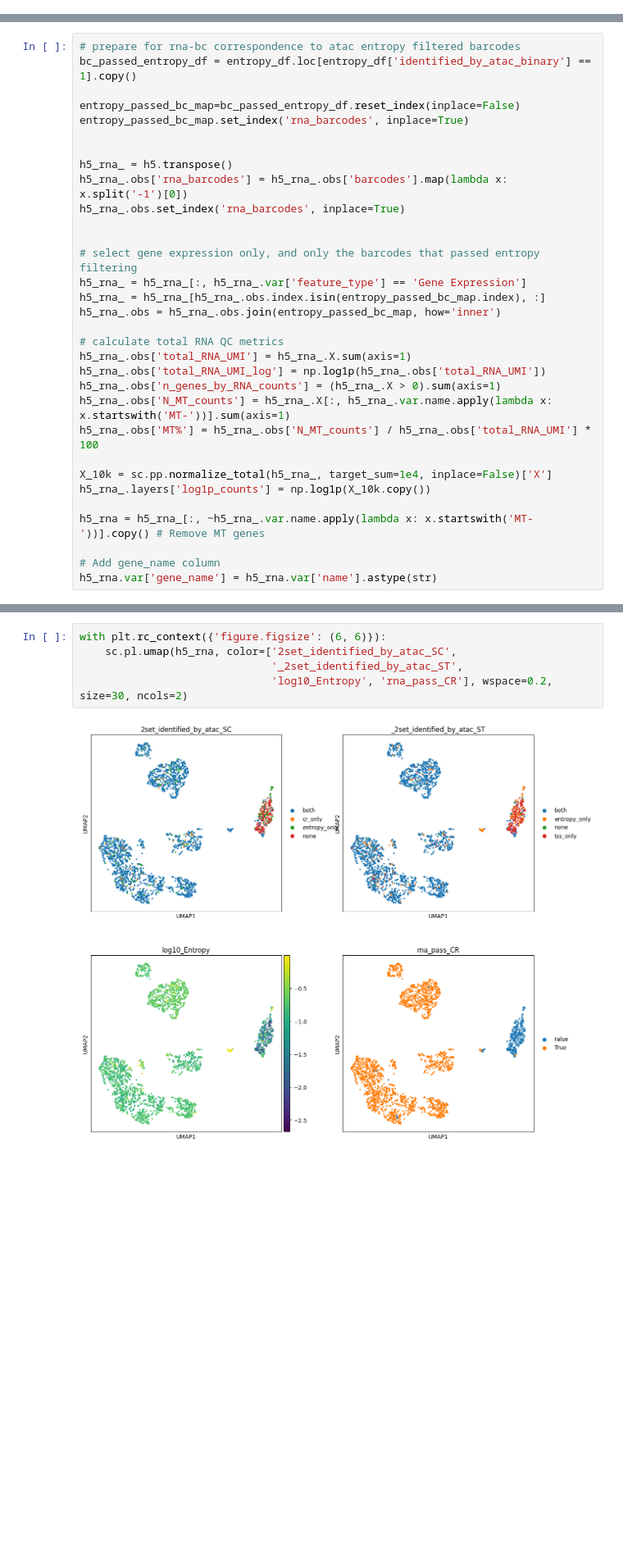
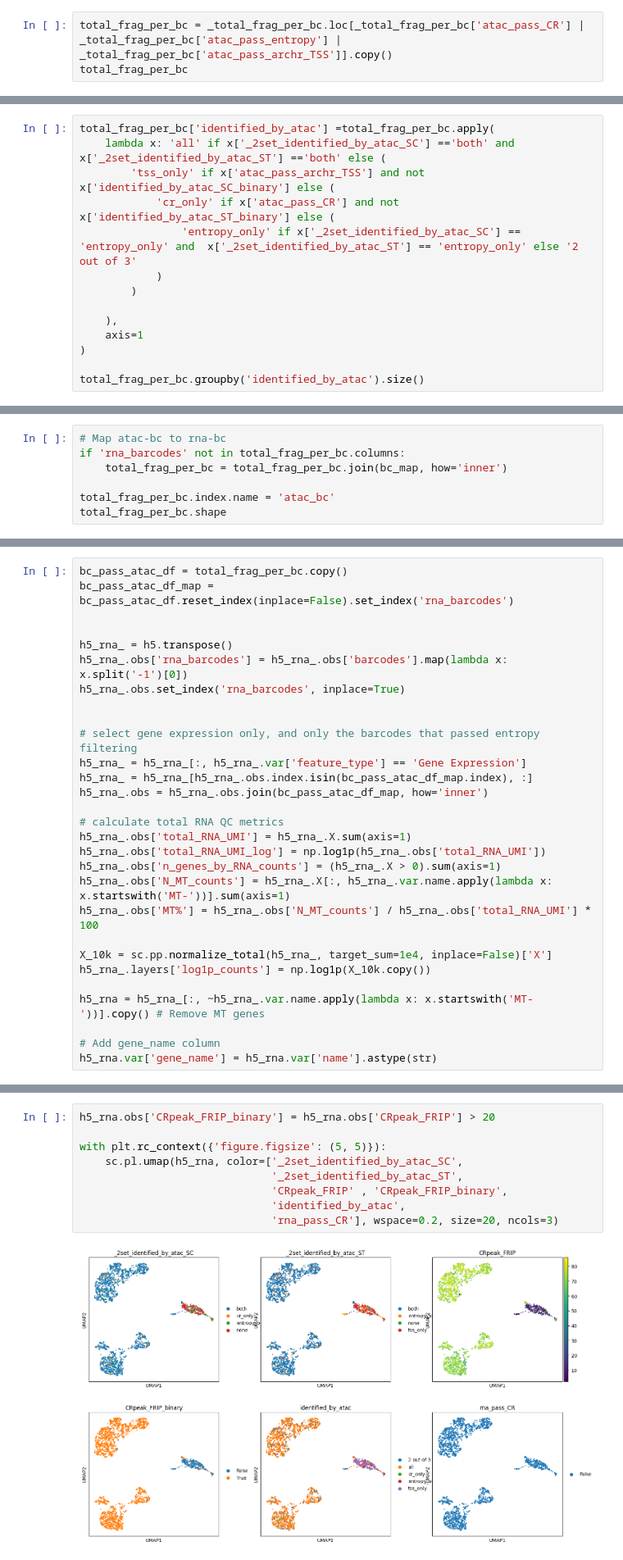
Before and after one commit to streetslab/SADE, a Jupyter notebook: EDA/benchmark_pbmc_union_3sets.ipynb, the cells around one changed output, grey strips where cells are left out. Shown at 82% size. Saved outputs shown, nothing was run; the diff lists cells and outputs as text; blank space fills up the shorter version.

```diff
--- a/EDA/benchmark_pbmc_union_3sets.ipynb
+++ b/EDA/benchmark_pbmc_union_3sets.ipynb
@@ -283,0 +315,3 @@ entropy_passed_bc_map.head()
+# %%
+total_frag_per_bc = _total_frag_per_bc.loc[_total_frag_per_bc['atac_pass_CR'] | _total_frag_per_bc['atac_pass_entropy'] | _total_frag_per_bc['atac_pass_archr_TSS']].copy()
+total_frag_per_bc
@@ -283,0 +365,14 @@ entropy_passed_bc_map.head()
+# %%
+total_frag_per_bc['identified_by_atac'] =total_frag_per_bc.apply(
+    lambda x: 'all' if x['_2set_identified_by_atac_SC'] =='both' and x['_2set_identified_by_atac_ST'] =='both' else (
+        'tss_only' if x['atac_pass_archr_TSS'] and not x['identified_by_atac_SC_binary'] else (
+            'cr_only' if x['atac_pass_CR'] and not x['identified_by_atac_ST_binary'] else (
+                'entropy_only' if x['_2set_identified_by_atac_SC'] == 'entropy_only' and  x['_2set_identified_by_atac_ST'] == 'entropy_only' else '2 out of 3'
+            )
+        )
+
+    ),
+    axis=1
+)
+
+total_frag_per_bc.groupby('identified_by_atac').size()
@@ -283,0 +387,7 @@ entropy_passed_bc_map.head()
+# %%
+# Map atac-bc to rna-bc
+if 'rna_barcodes' not in total_frag_per_bc.columns:
+    total_frag_per_bc = total_frag_per_bc.join(bc_map, how='inner')
+
+total_frag_per_bc.index.name = 'atac_bc'
+total_frag_per_bc.shape
@@ -284,11 +831,8 @@ entropy_passed_bc_map.head()
 # %% [markdown]
 # RNA clustering
 # %%
-# prepare for rna-bc correspondence to atac entropy filtered barcodes
-bc_passed_entropy_df = entropy_df.loc[entropy_df['identified_by_atac_binary'] == 1].copy()
-
-entropy_passed_bc_map=bc_passed_entropy_df.reset_index(inplace=False)
-entropy_passed_bc_map.set_index('rna_barcodes', inplace=True)
+bc_pass_atac_df = total_frag_per_bc.copy()
+bc_pass_atac_df_map = bc_pass_atac_df.reset_index(inplace=False).set_index('rna_barcodes')
 
 
 h5_rna_ = h5.transpose()
@@ -298,8 +842,8 @@ h5_rna_.obs.set_index('rna_barcodes', inplace=True)
 
 # select gene expression only, and only the barcodes that passed entropy filtering
 h5_rna_ = h5_rna_[:, h5_rna_.var['feature_type'] == 'Gene Expression']
-h5_rna_ = h5_rna_[h5_rna_.obs.index.isin(entropy_passed_bc_map.index), :]
-h5_rna_.obs = h5_rna_.obs.join(entropy_passed_bc_map, how='inner')
+h5_rna_ = h5_rna_[h5_rna_.obs.index.isin(bc_pass_atac_df_map.index), :]
+h5_rna_.obs = h5_rna_.obs.join(bc_pass_atac_df_map, how='inner')
 
 # calculate total RNA QC metrics
 h5_rna_.obs['total_RNA_UMI'] = h5_rna_.X.sum(axis=1)
@@ -381,7 +925,11 @@ with plt.rc_context({'figure.figsize': (5, 4)}):
 # %%
-with plt.rc_context({'figure.figsize': (6, 6)}):
-    sc.pl.umap(h5_rna, color=['2set_identified_by_atac_SC',
+h5_rna.obs['CRpeak_FRIP_binary'] = h5_rna.obs['CRpeak_FRIP'] > 20
+
+with plt.rc_context({'figure.figsize': (5, 5)}):
+    sc.pl.umap(h5_rna, color=['_2set_identified_by_atac_SC',
                               '_2set_identified_by_atac_ST',
-                              'log10_Entropy', 'rna_pass_CR'], wspace=0.2, size=30, ncols=2)
+                              'CRpeak_FRIP' , 'CRpeak_FRIP_binary',
+                              'identified_by_atac',
+                              'rna_pass_CR'], wspace=0.2, size=20, ncols=3)
 # %% [output]
-[figure, old version]
+[figure, new version]
```
Also changed, not shown: parts of 70 cells of this notebook, 2 other files.
